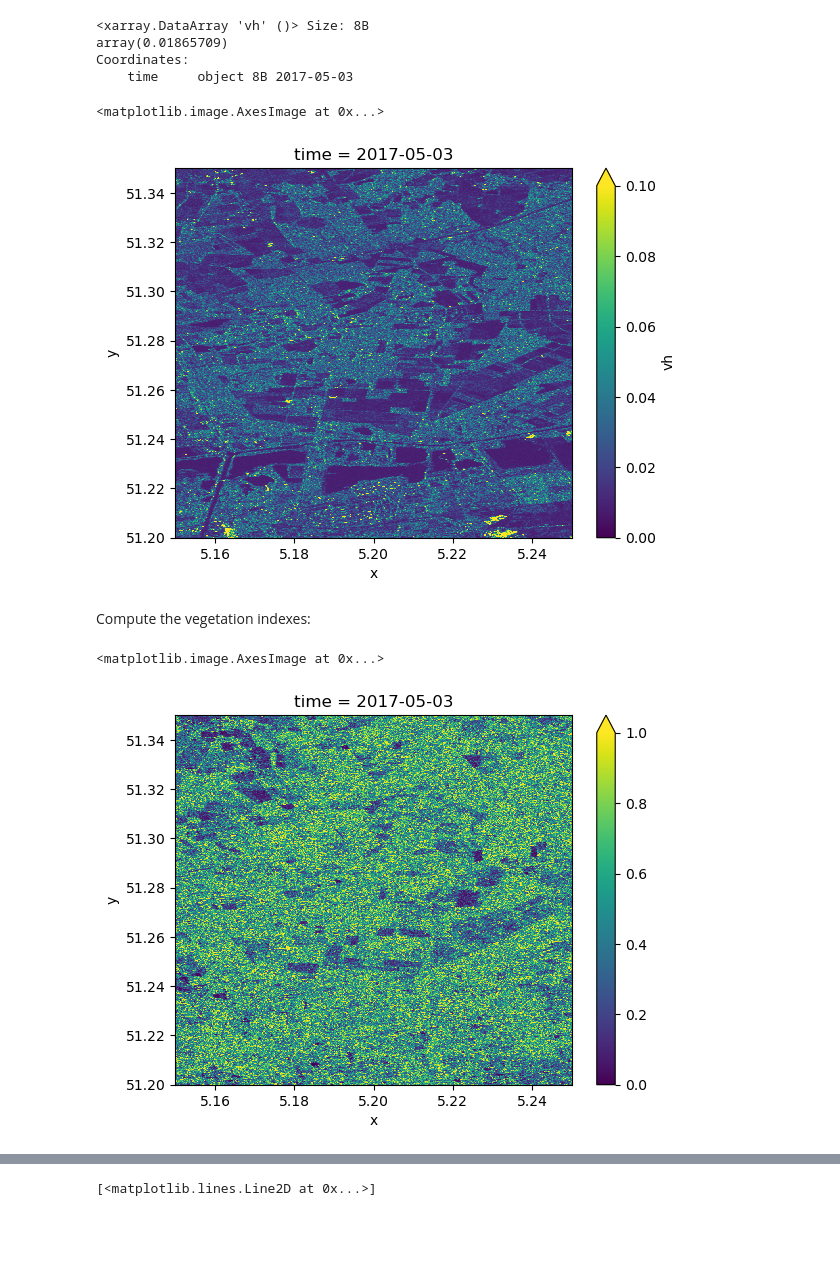
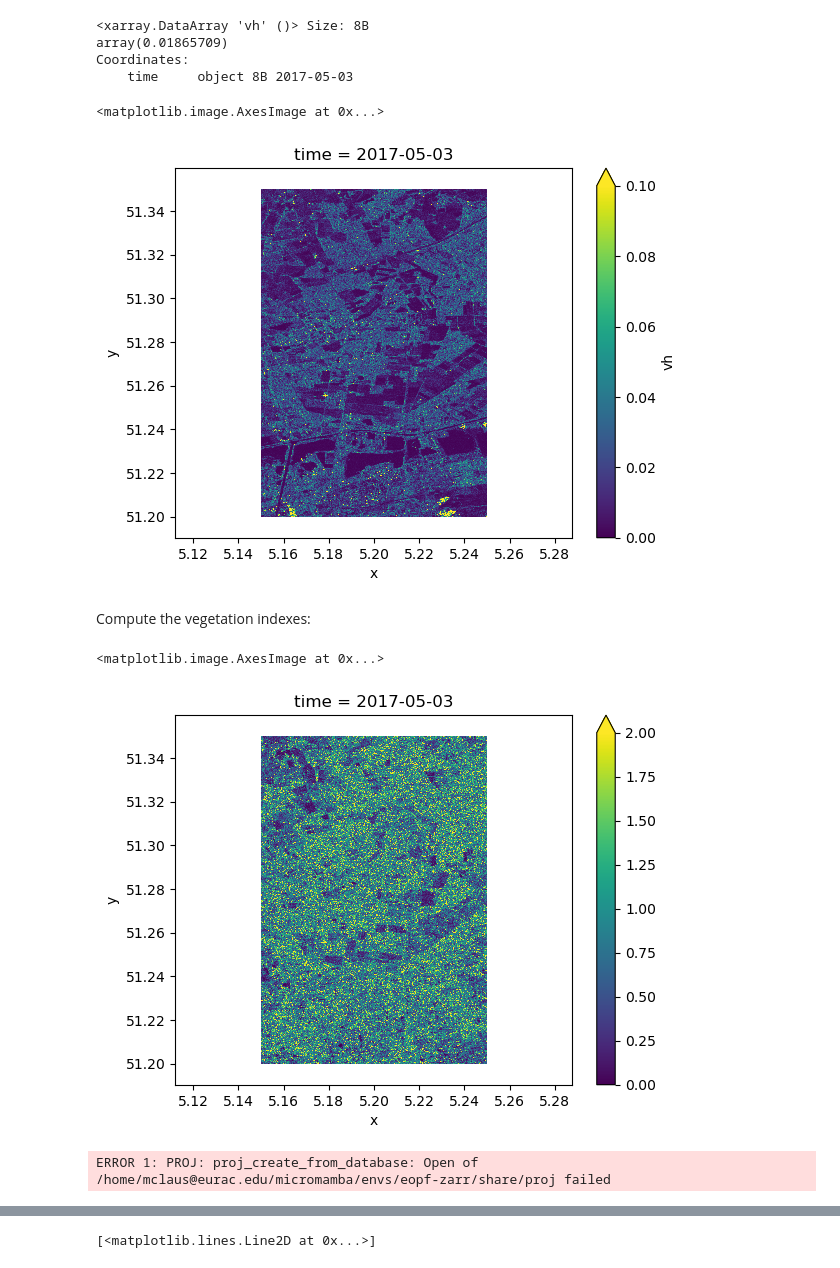
Before and after one commit to tinaok/eopf-sample-notebooks, a Jupyter notebook: notebooks/Sentinel-1/radar_vegetation_index.ipynb, the cells around one changed output, grey strips where cells are left out. Cells and saved outputs as stored; diff of their text form; code cells hidden in the pictures; blank space fills up the shorter version.

```diff
--- a/notebooks/Sentinel-1/radar_vegetation_index.ipynb
+++ b/notebooks/Sentinel-1/radar_vegetation_index.ipynb
@@ -387,8 +411,8 @@ measurement data set for GRD IW
 
 Get the $\sigma_0$ look up table and calibrate the data:
 # %%
-sigma_lut = dt[group_VH].quality.calibration.sigma_nought.interp_like(grd_crop)
-sigma_0 = (abs(grd_crop) ** 2) / (sigma_lut**2)
-# sigma_0 = abs(amplitude) ** 2
-
-# sigma_0 = amplitude
+sigma_lut = dt[group_VH].quality.calibration.sigma_nought.interp_like(
+    grd_crop, method="linear"
+)
+sigma_0 = (abs(grd_crop.astype(np.float32)) ** 2) / (sigma_lut**2)
+sigma_0
@@ -585,7 +610,7 @@ from joblib import Parallel, delayed
 import warnings
 
 
-def preprocess_grd(grd_path,bbox):
+def preprocess_grd(grd_path, bbox):
     # Data Access
     dt = xr.open_datatree(grd_path, engine="zarr", chunks="auto")
     with warnings.catch_warnings():
@@ -640,9 +665,10 @@ def preprocess_grd(grd_path,bbox):
     grd_crop = grd_crop.where(mask_2.compute(), drop=True)
 
     # Calibration
-    sigma_lut = dt[group_VH].quality.calibration.sigma_nought.interp_like(grd_crop)
-    amplitude = grd_crop / sigma_lut
-    sigma_0 = abs(amplitude) ** 2
+    sigma_lut = dt[group_VH].quality.calibration.sigma_nought.interp_like(
+        grd_crop, method="linear"
+    )
+    sigma_0 = (abs(grd_crop.astype(np.float32)) ** 2) / (sigma_lut**2)
     sigma_0 = sigma_0.assign_coords(time=t)
 
     return [
@@ -659,5 +685,5 @@ def preprocess_grd(grd_path,bbox):
 
 
 grd_products = Parallel(n_jobs=-1)(
-    delayed(preprocess_grd)(grd_path,bbox) for grd_path in grd_paths
+    delayed(preprocess_grd)(grd_path, bbox) for grd_path in grd_paths
 )
@@ -682,7 +710,9 @@ grd_products_geocoded = Parallel(n_jobs=-1)(
     if grd_product is not None
 )
 sigma_0_series = xr.concat(grd_products_geocoded, dim="time").sortby("time")
-sigma_0_series = sigma_0_series.groupby("time.date").max("time").rename(dict(date="time"))
+sigma_0_series = (
+    sigma_0_series.groupby("time.date").max("time").rename(dict(date="time"))
+)
 sigma_0_series
 # %% [output]
 <xarray.Dataset> Size: 762MB
@@ -704,10 +734,10 @@ array(0.01865709)
 Coordinates:
     time     object 8B 2017-05-03
 # %%
-(sigma_0_series.vh[0]+0.007).plot.imshow(vmin=0,vmax=0.1)
+(sigma_0_series.vh[0]).plot.imshow(vmin=0, vmax=0.1)
 # %% [output]
 <matplotlib.image.AxesImage at 0x...>
-[figure, old version]
+[figure, new version]
 # %% [markdown]
 Compute the vegetation indexes:
 # %%
@@ -717,8 +747,10 @@ RVI = (4 * ds.vh) / (ds.vv + ds.vh)
 
 q = ds.vh / ds.vv
 DpRVI = q * (q + 3) / (q + 1) ** 2
+# %%
+RVI[0].rio.write_crs(4326, inplace=True).rio.to_raster("RVI.tiff")
 # %%
-DpRVI[0].plot.imshow(vmin=0,vmax=1)
+RVI[0].plot.imshow(vmin=0, vmax=2)
 # %% [output]
 <matplotlib.image.AxesImage at 0x...>
-[figure, old version]
+[figure, new version]
@@ -730,0 +757,6 @@ DpRVI = q * (q + 3) / (q + 1) ** 2
+# %%
+import geopandas as gpd
+
+fields = gpd.read_file("fields.geojson")
+# %% [output]
+ERROR 1: PROJ: proj_create_from_database: Open of /home/mclaus@eurac.edu/micromamba/envs/eopf-zarr/share/proj failed
```
Also changed, not shown: parts of 17 cells of this notebook.
